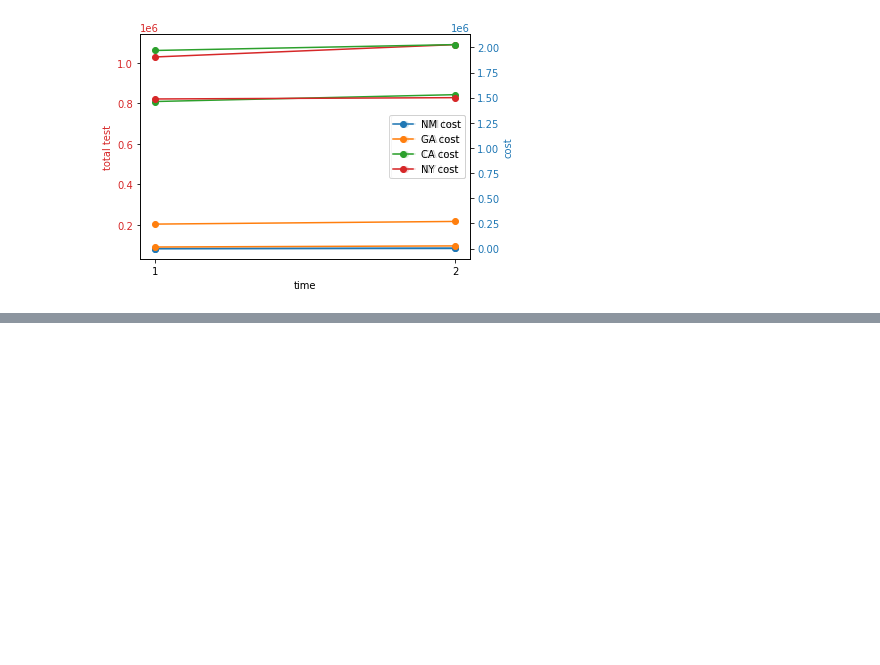
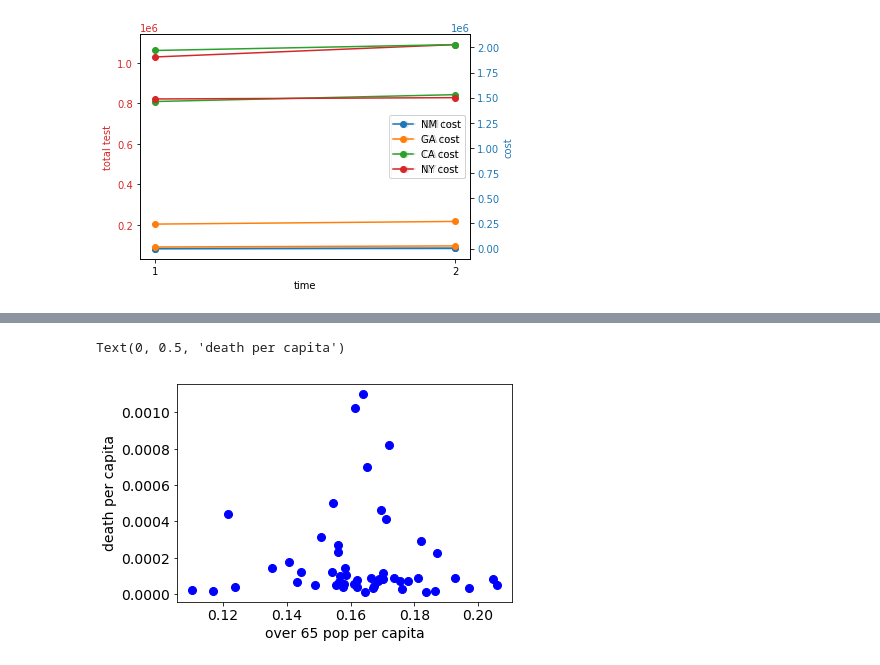
Before and after one commit to sahba-t/covidTracker, a Jupyter notebook: Analysis.ipynb, the cells around one changed output, grey strips where cells are left out. Drawn from its saved outputs; the diff is of its cells as text; code cells hidden in the pictures; blank space fills up the shorter version.

```diff
--- a/Analysis.ipynb
+++ b/Analysis.ipynb
@@ -188,0 +214,18 @@ for state in ['CA', 'GA', 'NM', 'NY']:
+# %%
+#Start with linead Regression
+#SVR did not work debug later
+# from sklearn import svm
+csv_path="./AnalysisData/death_pop.csv"
+df = pd.read_csv(csv_path)
+matplotlib.rcParams.update({'font.size': 14})
+_=plt.figure()
+for state in df['STATE'].unique():
+    state_df = df[df.STATE==state]
+    death_rate_norm = state_df['DEATH']/state_df['TOTAL_POP']
+    over65_rate_norm = state_df['OVER65POP']/state_df['TOTAL_POP']
+    plt.plot(over65_rate_norm, death_rate_norm,"ob", markersize=8, label=state)
+plt.xlabel('over 65 pop per capita')
+plt.ylabel('death per capita')
+# %% [output]
+Text(0, 0.5, 'death per capita')
+[figure, added]
```
Also changed, not shown: parts of 3 cells of this notebook, 7 other files.
